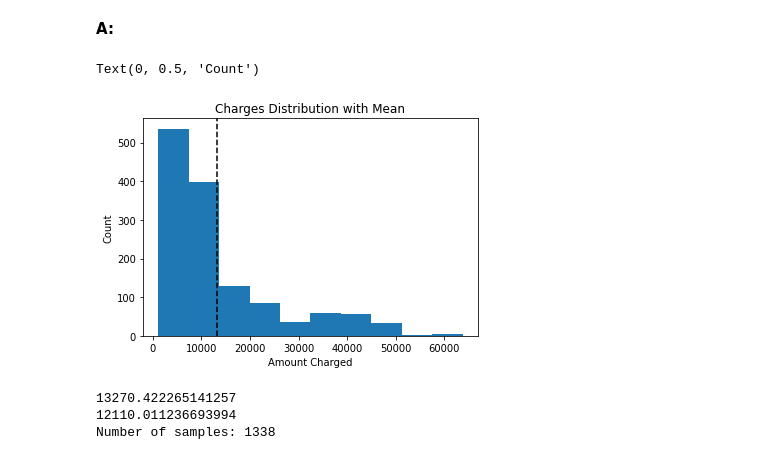
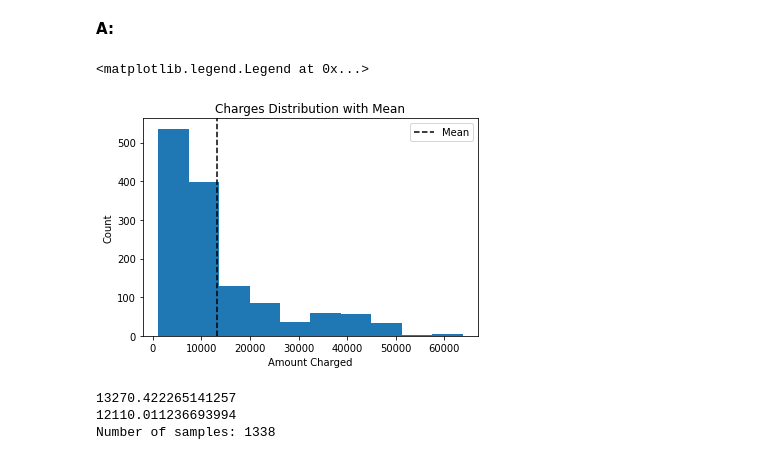
Before and after one commit to adrienclay36/sbdatascience, a Jupyter notebook: Frequentist Case Study/Frequentist Inference Case Study - Part B (2).ipynb, the cells around one changed output. Cells and saved outputs as stored; diff of their text form; code cells hidden in the pictures.

```diff
--- a/Frequentist Case Study/Frequentist Inference Case Study - Part B (2).ipynb
+++ b/Frequentist Case Study/Frequentist Inference Case Study - Part B (2).ipynb
@@ -54,13 +54,14 @@ __A:__
 # %%
 fig, ax = plt.subplots()
 ax.hist(medical['charges'])
-ax.axvline(medical['charges'].mean(), color='k', linestyle="--")
+ax.axvline(medical['charges'].mean(), color='k', linestyle="--", label='Mean')
 plt.title("Charges Distribution with Mean")
 plt.xlabel("Amount Charged")
 plt.ylabel("Count")
+plt.legend()
 # %% [output]
-Text(0, 0.5, 'Count')
+<matplotlib.legend.Legend at 0x...>
-[figure, old version]
+[figure, new version]
 # %%
 mean = medical['charges'].mean()
 std = medical['charges'].std(ddof=1)
```
Also changed, not shown: 5 other files.
